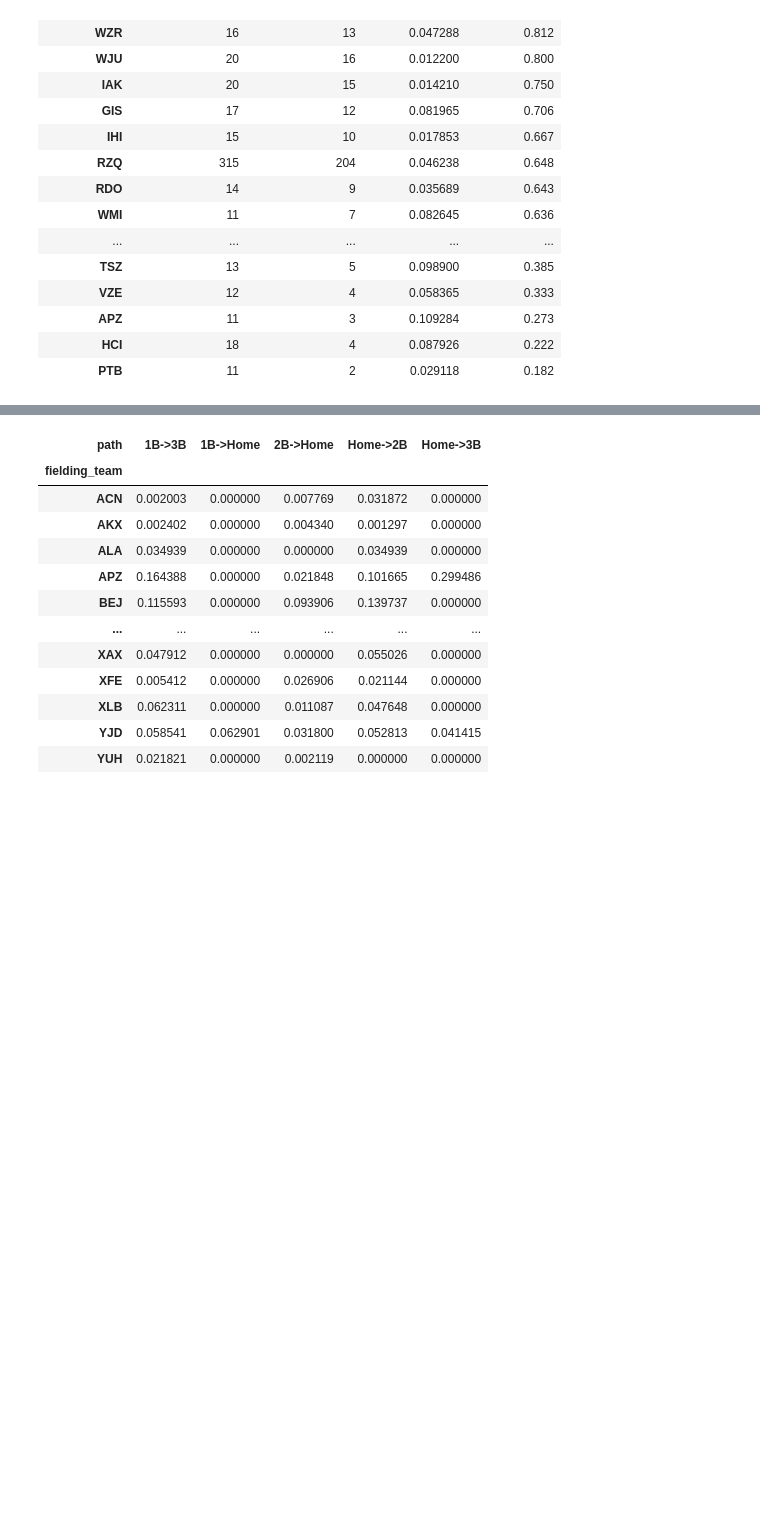
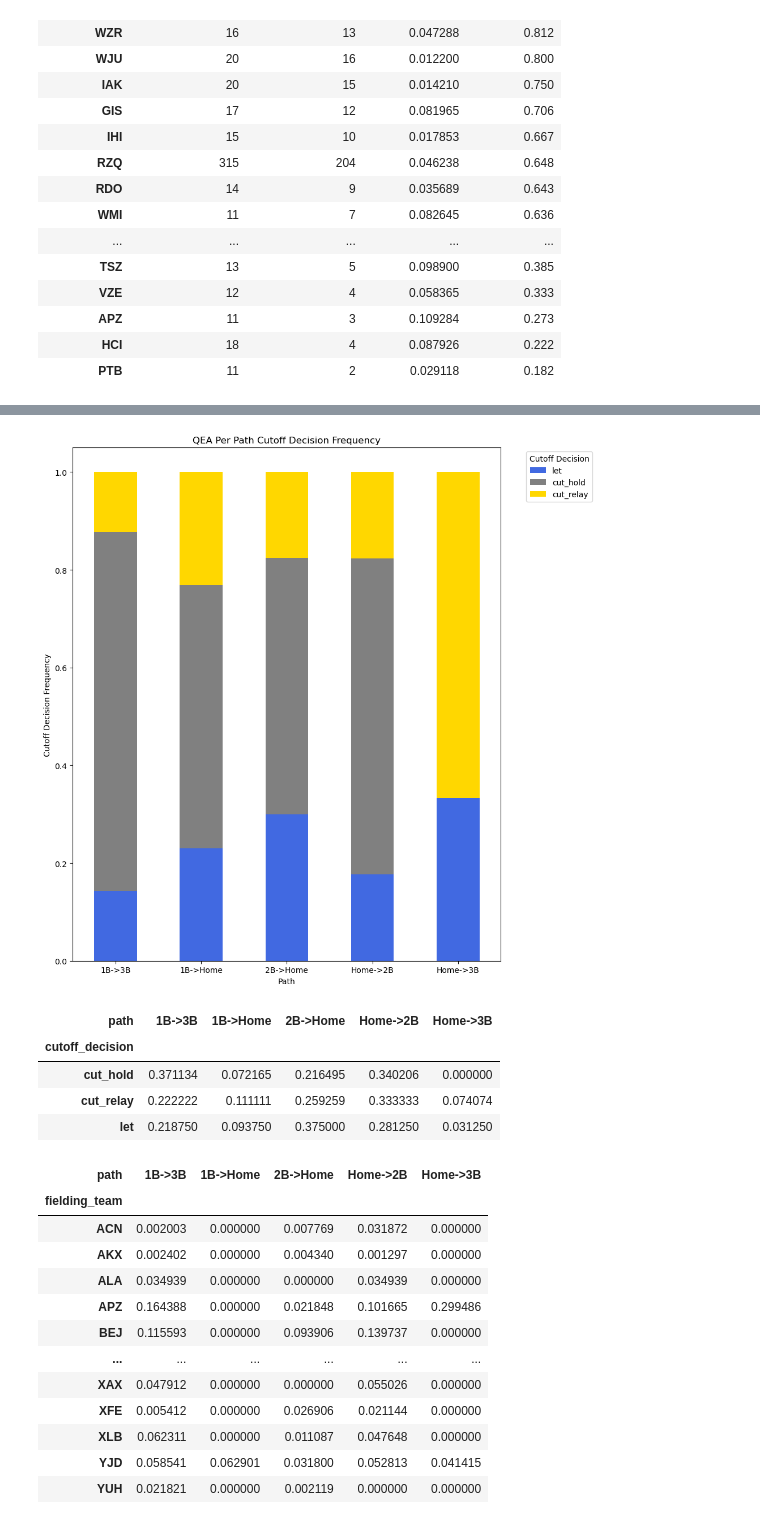
Before and after one commit to alexfrederick1/The-Man-in-the-Middle, a Jupyter notebook: Calculations/team_based_analysis.ipynb, the cells around one changed output, grey strips where cells are left out. Cells and saved outputs as stored; diff of their text form; code cells hidden in the pictures; blank space fills up the shorter version.

```diff
--- a/Calculations/team_based_analysis.ipynb
+++ b/Calculations/team_based_analysis.ipynb
@@ -203,3 +207,49 @@ plt.show()
+# %%
+#Per path cutoff decision stacked bar plot
+def per_path_stacked_bar_plot(df, team_to_plot):
+
+    team_df = df[df['fielding_team'] == team_to_plot]
+    filtered = team_df.groupby(['path', 'cutoff_decision']).size().unstack(fill_value = 0)
+    filtered_pct = filtered.div(filtered.sum(axis = 1), axis = 0)
+
+    colors = {
+    'let': '#4169E1',
+    'cut_hold': '#808080',
+    'cut_relay': '#FFD700'
+    }
+
+    used_decisions = [col for col in ['let', 'cut_hold', 'cut_relay'] if col in filtered_pct.columns]
+
+    # Stacked bar chart for used_decisions
+    ax = filtered_pct[used_decisions].plot(
+        kind = 'bar',
+        stacked = True,
+        figsize = (10, 10),
+        color = [colors[decision] for decision in used_decisions]
+    )
+
+    #Plot
+    plt.title(f'{team_to_plot} Per Path Cutoff Decision Frequency')
+    plt.xlabel('Path')
+    plt.ylabel('Cutoff Decision Frequency')
+    plt.legend(title = 'Cutoff Decision', bbox_to_anchor = (1.05, 1), loc = 'upper left')
+    plt.xticks(rotation = 0)
+    plt.tight_layout()
+    plt.show()
+
+per_path_stacked_bar_plot(master_df, 'QEA')
+
+master_df = master_df[master_df['fielding_team'] == 'QEA']
+filtered = master_df.groupby(['cutoff_decision', 'path']).size().unstack(fill_value = 0)
+filtered_pct = filtered.div(filtered.sum(axis = 1), axis = 0)
+display(filtered_pct)
+# %% [output]
+[figure, added]
+| path | 1B->3B | 1B->Home | 2B->Home | Home->2B | Home->3B |
+| cutoff_decision |  |  |  |  |  |
+| cut_hold | 0.371134 | 0.072165 | 0.216495 | 0.340206 | 0.000000 |
+| cut_relay | 0.222222 | 0.111111 | 0.259259 | 0.333333 | 0.074074 |
+| let | 0.218750 | 0.093750 | 0.375000 | 0.281250 | 0.031250 |
 # %%
 # Similar process for previous larger pivot table, without specifiying cutoff decision, optimal action, or multiple paths in a play
 # Only a pivot table for individual paths' EV penalty for all fielding teams
```
Also changed, not shown: parts of 6 cells of this notebook.
